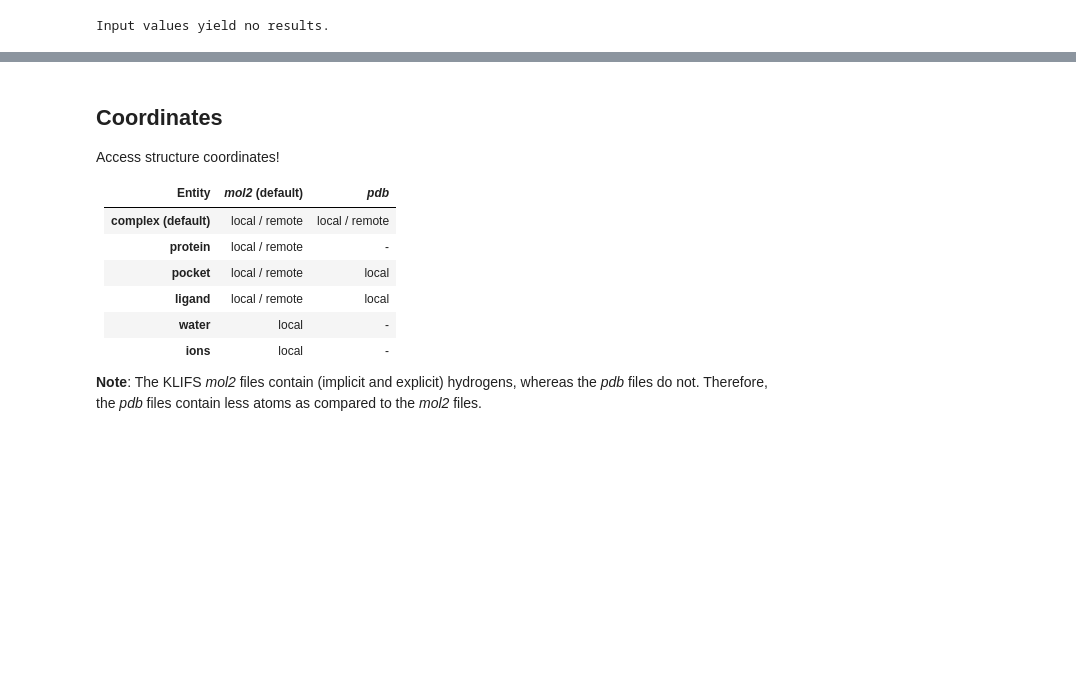
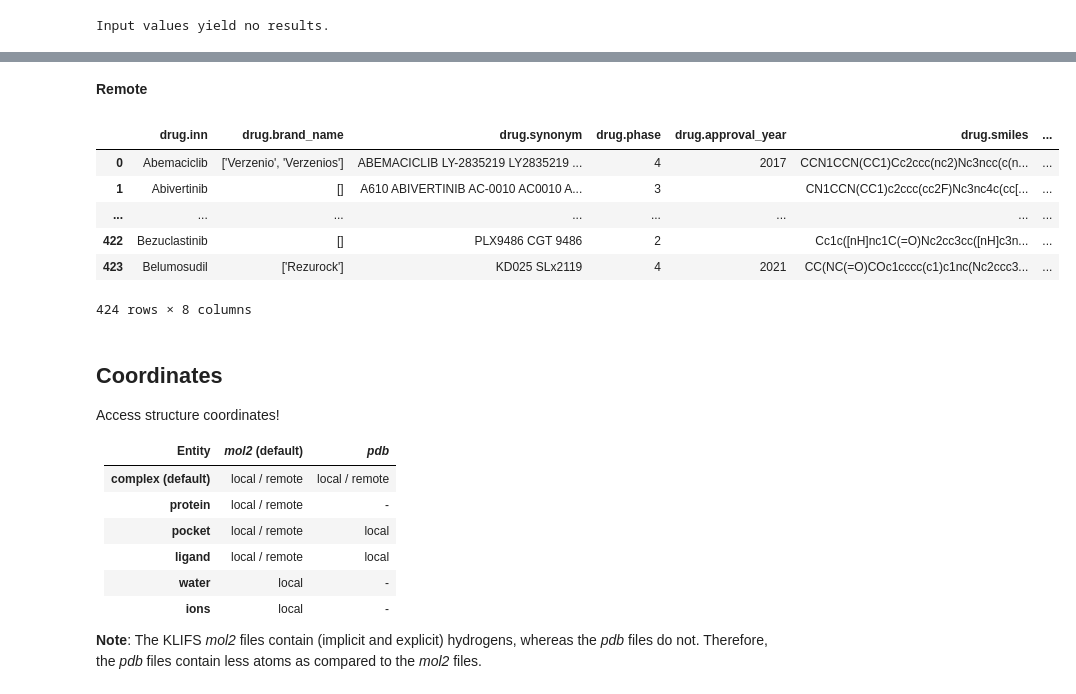
Before and after one commit to volkamerlab/opencadd, a Jupyter notebook: docs/tutorials/databases_klifs.ipynb, the cells around one changed output, grey strips where cells are left out. Drawn from its saved outputs; the diff is of its cells as text; code cells hidden in the pictures; blank space fills up the shorter version.

Commit message:
KLIFS: Update tutorial; add drugs (text and code)

```diff
--- a/docs/tutorials/databases_klifs.ipynb
+++ b/docs/tutorials/databases_klifs.ipynb
@@ -1015,3 +1027,15 @@ Input values yield no results.
+# %% [markdown]
+__Remote__
+# %%
+remote.drugs.all_drugs()
+# %% [output]
+|  | drug.inn | drug.brand_name | drug.synonym | drug.phase | drug.approval_year | drug.smiles | ... |
+| 0 | Abemaciclib | ['Verzenio', 'Verzenios'] | ABEMACICLIB LY-2835219 LY2835219 ... | 4 | 2017 | CCN1CCN(CC1)Cc2ccc(nc2)Nc3ncc(c(n... | ... |
+| 1 | Abivertinib | [] | A610 ABIVERTINIB AC-0010 AC0010 A... | 3 |  | CN1CCN(CC1)c2ccc(cc2F)Nc3nc4c(cc[... | ... |
+| ... | ... | ... | ... | ... | ... | ... | ... |
+| 422 | Bezuclastinib | [] | PLX9486 CGT 9486 | 2 |  | Cc1c([nH]nc1C(=O)Nc2cc3cc([nH]c3n... | ... |
+| 423 | Belumosudil | ['Rezurock'] | KD025 SLx2119 | 4 | 2021 | CC(NC(=O)COc1cccc(c1)c1nc(Nc2ccc3... | ... |
+424 rows × 8 columns
 # %% [markdown]
 ## Coordinates
 
```
Also changed, not shown: parts of 11 cells of this notebook.
